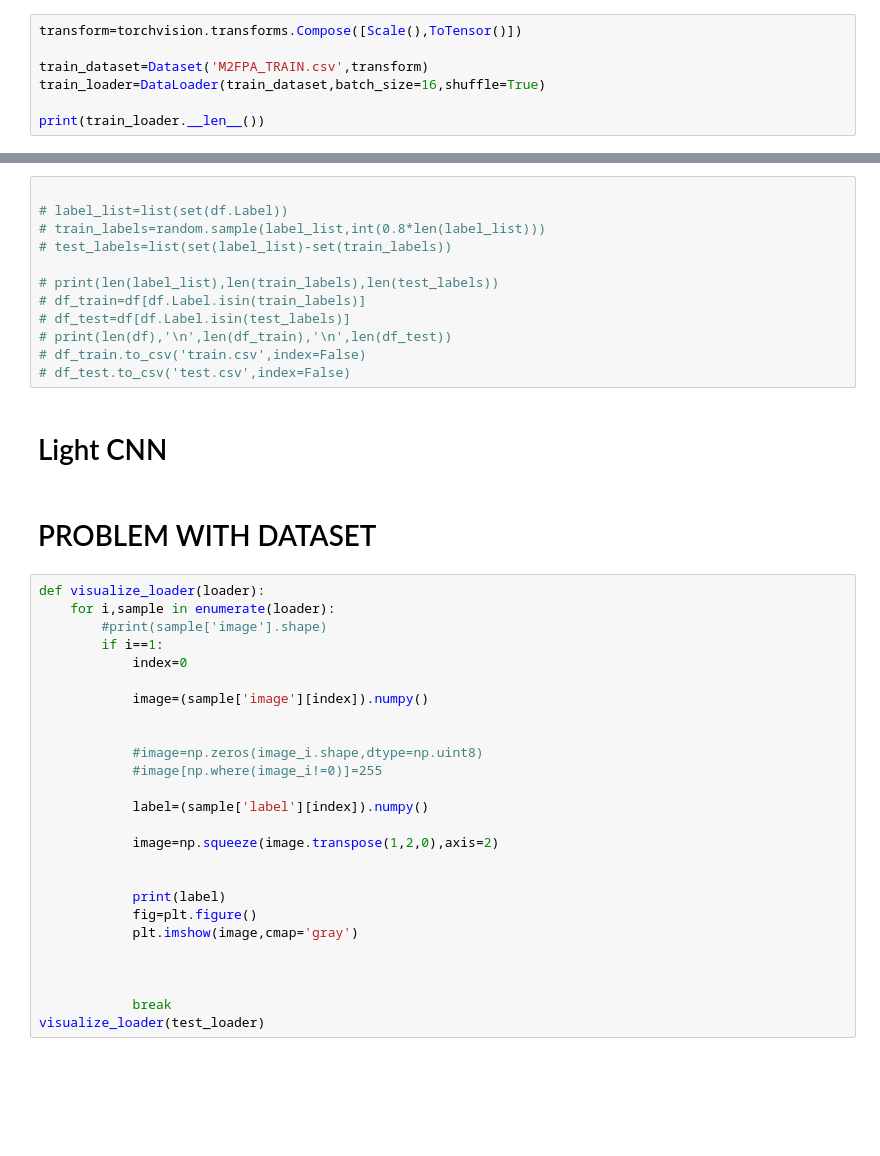
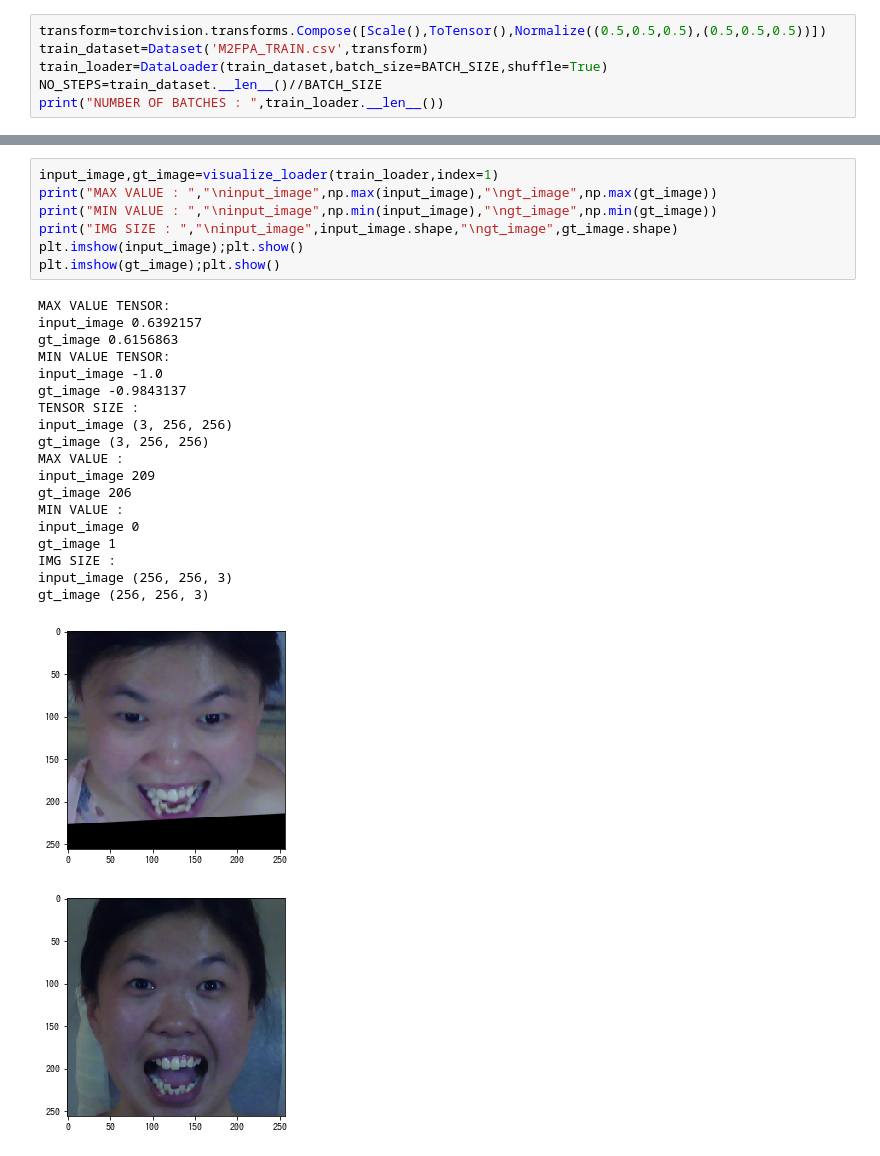
Before and after one commit to atheeth96/pose_invariant_face_detector, a Jupyter notebook: PIFD.ipynb, the cells around one changed output, grey strips where cells are left out. Cells and saved outputs as stored; diff of their text form; blank space fills up the shorter version.

Commit message:
Training support

```diff
--- a/PIFD.ipynb
+++ b/PIFD.ipynb
@@ -63,7 +61,6 @@ print(df.head(10))
 # %%
-transform=torchvision.transforms.Compose([Scale(),ToTensor()])
-
+transform=torchvision.transforms.Compose([Scale(),ToTensor(),Normalize((0.5,0.5,0.5),(0.5,0.5,0.5))])
 train_dataset=Dataset('M2FPA_TRAIN.csv',transform)
-train_loader=DataLoader(train_dataset,batch_size=16,shuffle=True)
-
-print(train_loader.__len__())
+train_loader=DataLoader(train_dataset,batch_size=BATCH_SIZE,shuffle=True)
+NO_STEPS=train_dataset.__len__()//BATCH_SIZE
+print("NUMBER OF BATCHES : ",train_loader.__len__())
@@ -234,43 +69,29 @@ print(embedding)
-# %%
-
-# label_list=list(set(df.Label))
-# train_labels=random.sample(label_list,int(0.8*len(label_list)))
-# test_labels=list(set(label_list)-set(train_labels))
-
-# print(len(label_list),len(train_labels),len(test_labels))
-# df_train=df[df.Label.isin(train_labels)]
-# df_test=df[df.Label.isin(test_labels)]
-# print(len(df),'\n',len(df_train),'\n',len(df_test))
-# df_train.to_csv('train.csv',index=False)
-# df_test.to_csv('test.csv',index=False)
-# %% [markdown]
-# Light CNN
-# %% [markdown]
-# PROBLEM WITH DATASET
-# %%
-def visualize_loader(loader):
-    for i,sample in enumerate(loader):
-        #print(sample['image'].shape)
-        if i==1:
-            index=0
-
-            image=(sample['image'][index]).numpy()
-
-
-            #image=np.zeros(image_i.shape,dtype=np.uint8)
-            #image[np.where(image_i!=0)]=255
-
-            label=(sample['label'][index]).numpy()
-
-            image=np.squeeze(image.transpose(1,2,0),axis=2)
-
-
-            print(label)
-            fig=plt.figure()
-            plt.imshow(image,cmap='gray')
-
-
-
-            break
-visualize_loader(test_loader)
+# %%
+input_image,gt_image=visualize_loader(train_loader,index=1)
+print("MAX VALUE : ","\ninput_image",np.max(input_image),"\ngt_image",np.max(gt_image))
+print("MIN VALUE : ","\ninput_image",np.min(input_image),"\ngt_image",np.min(gt_image))
+print("IMG SIZE : ","\ninput_image",input_image.shape,"\ngt_image",gt_image.shape)
+plt.imshow(input_image);plt.show()
+plt.imshow(gt_image);plt.show()
+# %% [output]
+MAX VALUE TENSOR:
+input_image 0.6392157
+gt_image 0.6156863
+MIN VALUE TENSOR:
+input_image -1.0
+gt_image -0.9843137
+TENSOR SIZE :
+input_image (3, 256, 256)
+gt_image (3, 256, 256)
+MAX VALUE :
+input_image 209
+gt_image 206
+MIN VALUE :
+input_image 0
+gt_image 1
+IMG SIZE :
+input_image (256, 256, 3)
+gt_image (256, 256, 3)
+[figure, added]
+[figure, added]
 # %%
```
Also changed, not shown: parts of 37 cells of this notebook, 6 other files.
